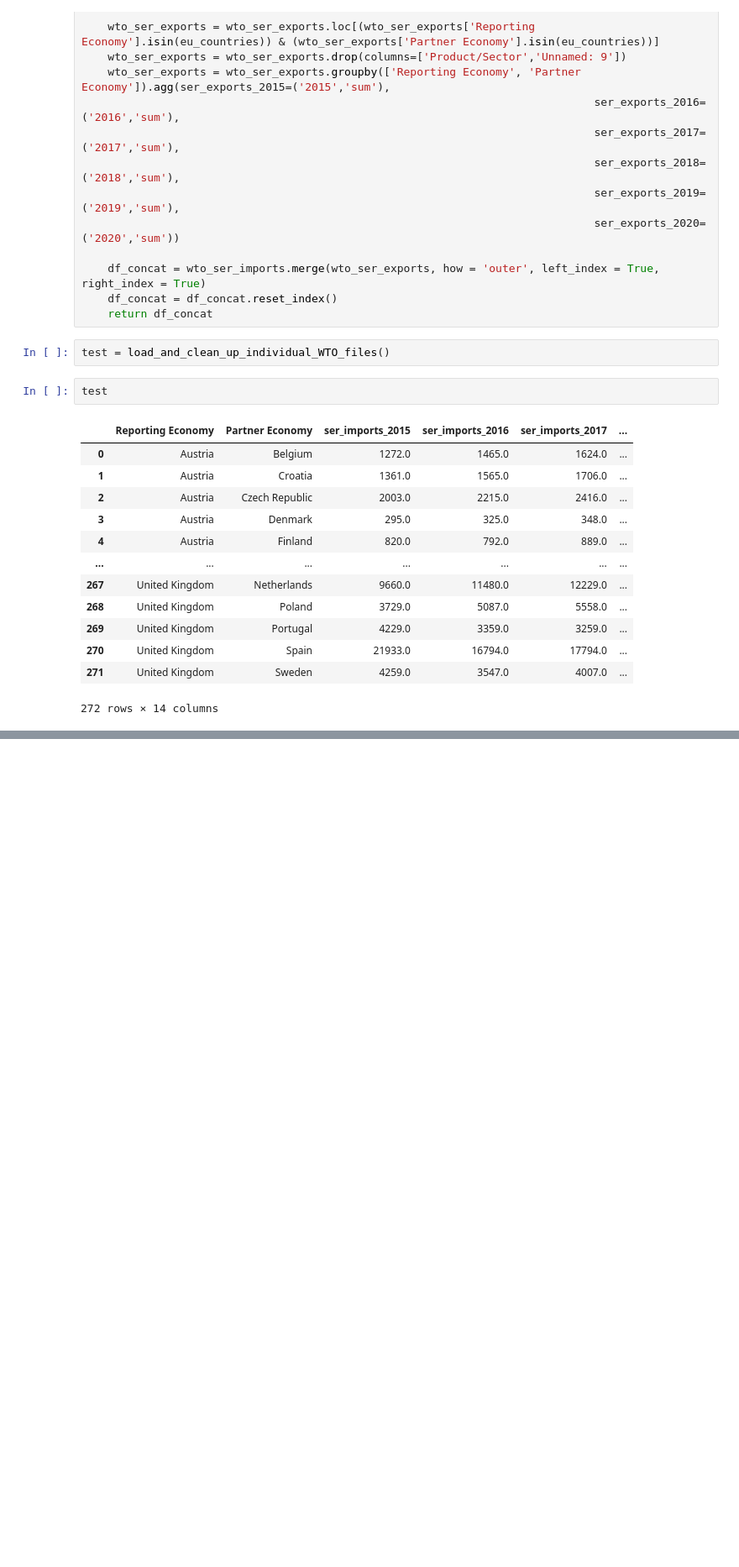
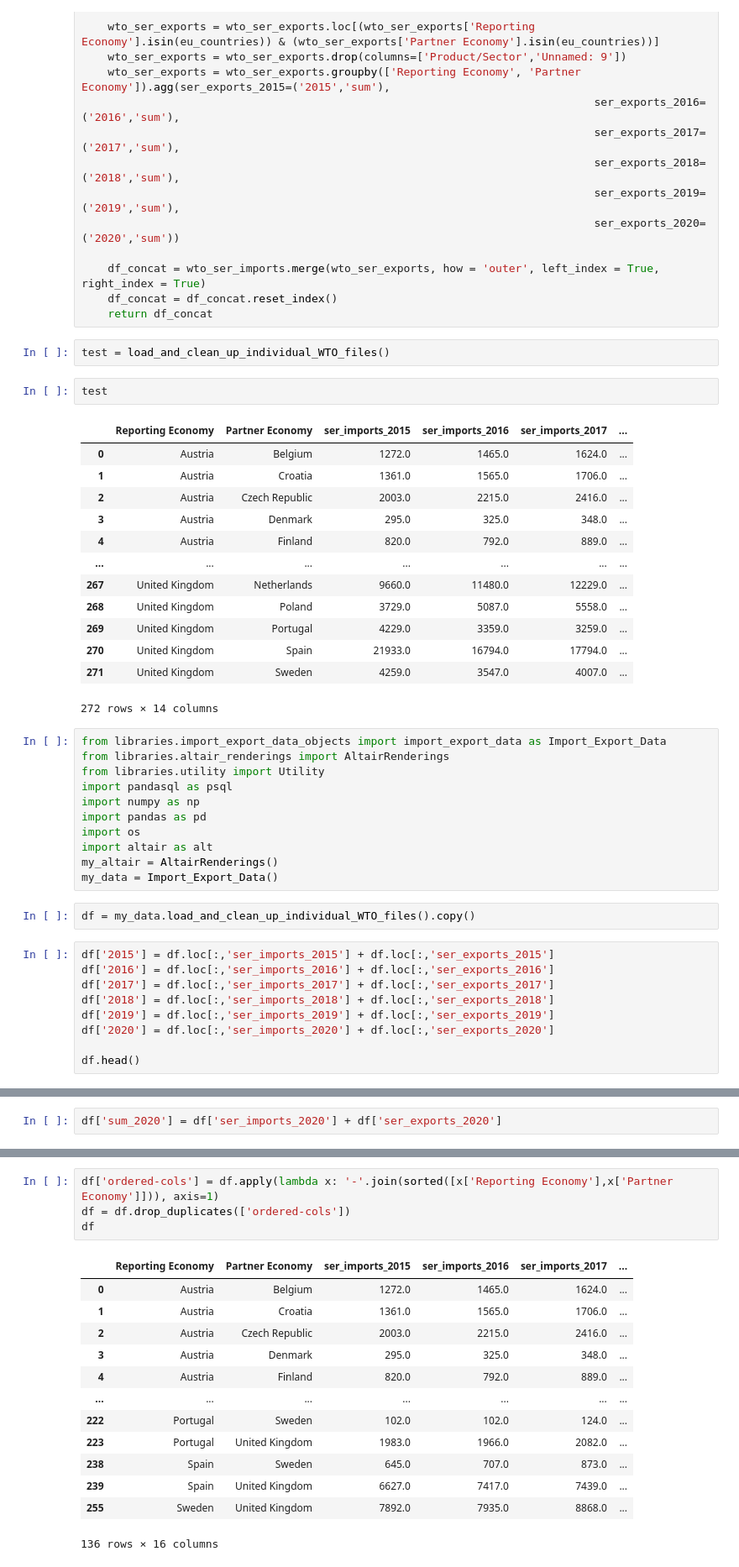
Before and after one commit to tuneman7/w209_spring_2022_thu_4_pm_team_4_web, a Jupyter notebook: eu_analysis_fz.ipynb, the cells around one changed output, grey strips where cells are left out. Shown at 84% size. Cells and saved outputs as stored; diff of their text form; blank space fills up the shorter version.

```diff
--- a/eu_analysis_fz.ipynb
+++ b/eu_analysis_fz.ipynb
@@ -224,3 +224,25 @@ test
 | 270 | United Kingdom | Spain | 21933.0 | 16794.0 | 17794.0 | ... |
 | 271 | United Kingdom | Sweden | 4259.0 | 3547.0 | 4007.0 | ... |
 272 rows × 14 columns
+# %%
+from libraries.import_export_data_objects import import_export_data as Import_Export_Data
+from libraries.altair_renderings import AltairRenderings
+from libraries.utility import Utility
+import pandasql as psql
+import numpy as np
+import pandas as pd
+import os
+import altair as alt
+my_altair = AltairRenderings()
+my_data = Import_Export_Data()
+# %%
+df = my_data.load_and_clean_up_individual_WTO_files().copy()
+# %%
+df['2015'] = df.loc[:,'ser_imports_2015'] + df.loc[:,'ser_exports_2015']
+df['2016'] = df.loc[:,'ser_imports_2016'] + df.loc[:,'ser_exports_2016']
+df['2017'] = df.loc[:,'ser_imports_2017'] + df.loc[:,'ser_exports_2017']
+df['2018'] = df.loc[:,'ser_imports_2018'] + df.loc[:,'ser_exports_2018']
+df['2019'] = df.loc[:,'ser_imports_2019'] + df.loc[:,'ser_exports_2019']
+df['2020'] = df.loc[:,'ser_imports_2020'] + df.loc[:,'ser_exports_2020']
+
+df.head()
@@ -226,0 +256,2 @@ test
+# %%
+df['sum_2020'] = df['ser_imports_2020'] + df['ser_exports_2020']
@@ -226,0 +268,18 @@ test
+# %%
+df['ordered-cols'] = df.apply(lambda x: '-'.join(sorted([x['Reporting Economy'],x['Partner Economy']])), axis=1)
+df = df.drop_duplicates(['ordered-cols'])
+df
+# %% [output]
+|  | Reporting Economy | Partner Economy | ser_imports_2015 | ser_imports_2016 | ser_imports_2017 | ... |
+| 0 | Austria | Belgium | 1272.0 | 1465.0 | 1624.0 | ... |
+| 1 | Austria | Croatia | 1361.0 | 1565.0 | 1706.0 | ... |
+| 2 | Austria | Czech Republic | 2003.0 | 2215.0 | 2416.0 | ... |
+| 3 | Austria | Denmark | 295.0 | 325.0 | 348.0 | ... |
+| 4 | Austria | Finland | 820.0 | 792.0 | 889.0 | ... |
+| ... | ... | ... | ... | ... | ... | ... |
+| 222 | Portugal | Sweden | 102.0 | 102.0 | 124.0 | ... |
+| 223 | Portugal | United Kingdom | 1983.0 | 1966.0 | 2082.0 | ... |
+| 238 | Spain | Sweden | 645.0 | 707.0 | 873.0 | ... |
+| 239 | Spain | United Kingdom | 6627.0 | 7417.0 | 7439.0 | ... |
+| 255 | Sweden | United Kingdom | 7892.0 | 7935.0 | 8868.0 | ... |
+136 rows × 16 columns
```
Also changed, not shown: parts of 3 cells of this notebook, 1 other file.
